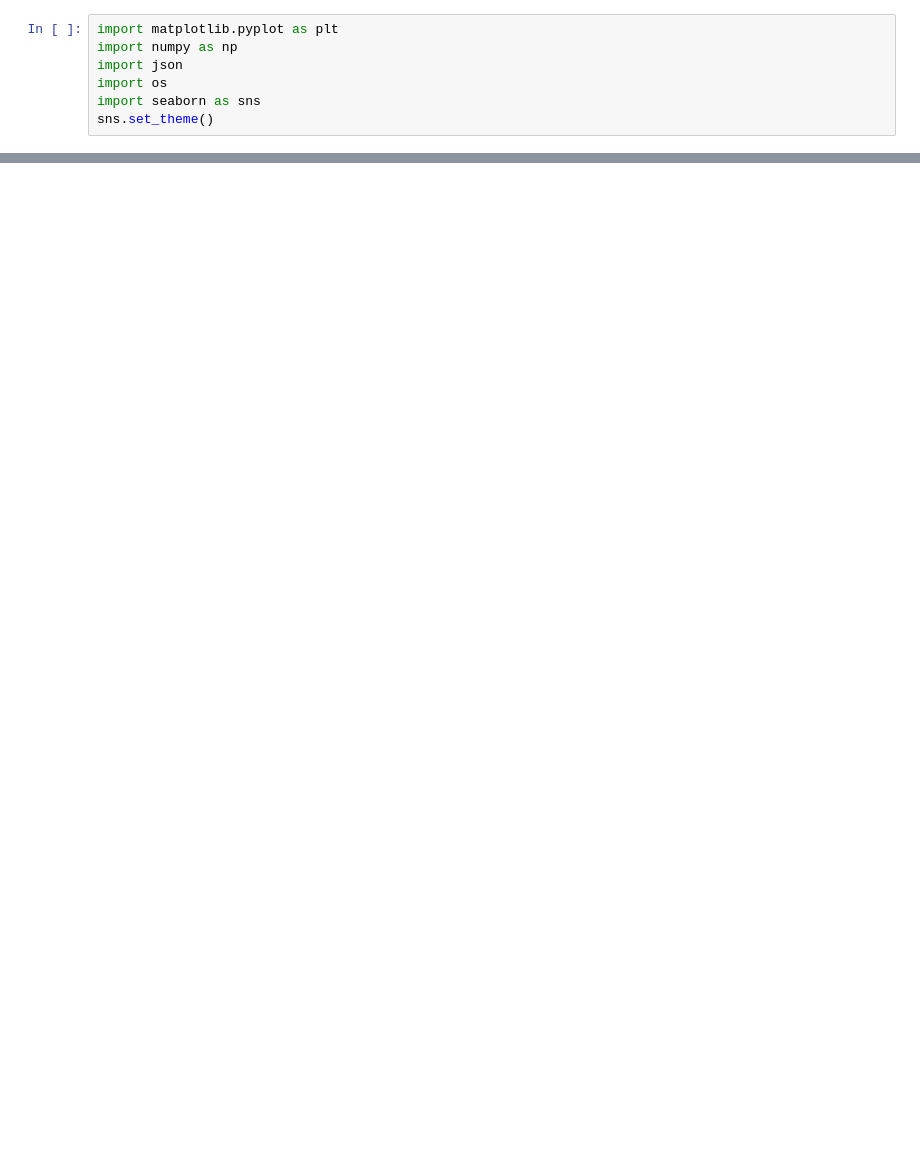
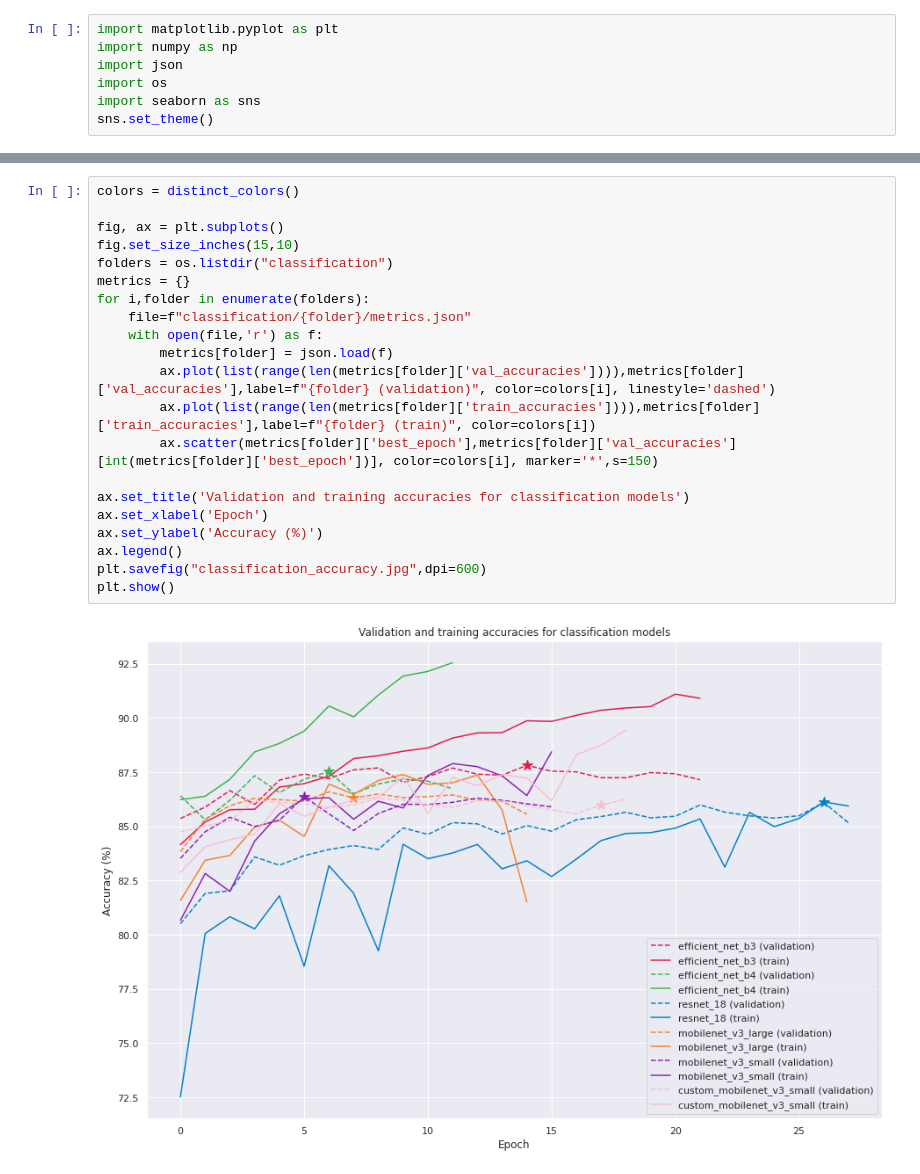
Before and after one commit to dryng/Dry-Rot, a Jupyter notebook: metrics/generate_plots.ipynb, the cells around one changed output, grey strips where cells are left out. Saved outputs shown, nothing was run; the diff lists cells and outputs as text; blank space fills up the shorter version.

```diff
--- a/metrics/generate_plots.ipynb
+++ b/metrics/generate_plots.ipynb
@@ -27 +36,24 @@ plt.show()
+# %%
+colors = distinct_colors()
+
+fig, ax = plt.subplots()
+fig.set_size_inches(15,10)
+folders = os.listdir("classification")
+metrics = {}
+for i,folder in enumerate(folders):
+    file=f"classification/{folder}/metrics.json"
+    with open(file,'r') as f:
+        metrics[folder] = json.load(f)
+        ax.plot(list(range(len(metrics[folder]['val_accuracies']))),metrics[folder]['val_accuracies'],label=f"{folder} (validation)", color=colors[i], linestyle='dashed')
+        ax.plot(list(range(len(metrics[folder]['train_accuracies']))),metrics[folder]['train_accuracies'],label=f"{folder} (train)", color=colors[i])
+        ax.scatter(metrics[folder]['best_epoch'],metrics[folder]['val_accuracies'][int(metrics[folder]['best_epoch'])], color=colors[i], marker='*',s=150)
+
+ax.set_title('Validation and training accuracies for classification models')
+ax.set_xlabel('Epoch')
+ax.set_ylabel('Accuracy (%)')
+ax.legend()
+plt.savefig("classification_accuracy.jpg",dpi=600)
+plt.show()
+# %% [output]
+[figure, added]
 # %%
```
Also changed, not shown: parts of 5 cells of this notebook, 7 other files.
